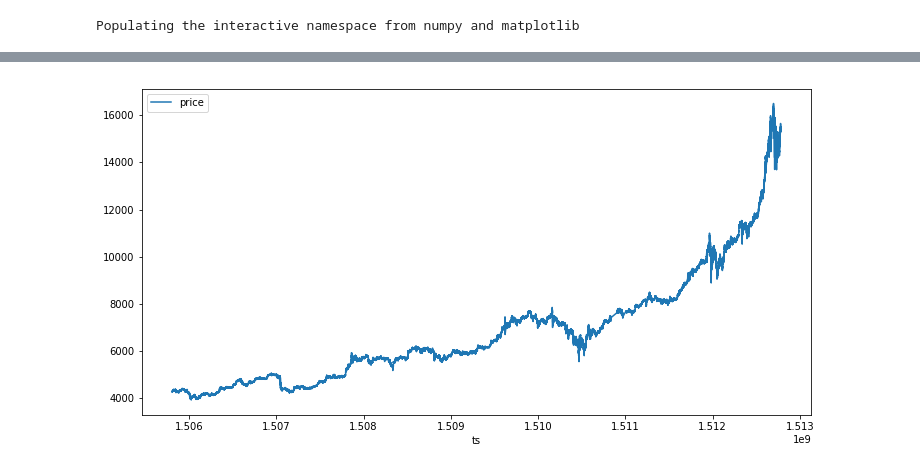
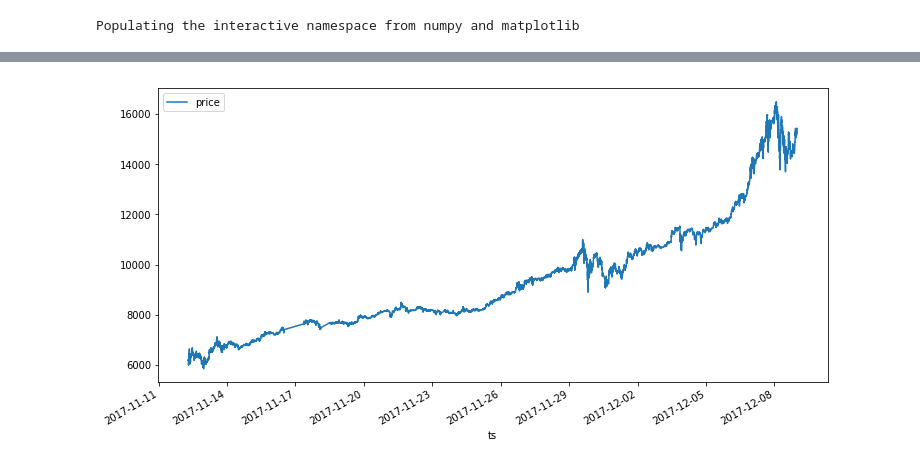
Before and after one commit to olegakbarov/price_predictions, a Jupyter notebook: lin_reg_btc.ipynb, the cells around one changed output, grey strips where cells are left out. Cells and saved outputs as stored; diff of their text form; code cells hidden in the pictures.

```diff
--- a/lin_reg_btc.ipynb
+++ b/lin_reg_btc.ipynb
@@ -6,3 +6,11 @@ from sklearn import linear_model
 %pylab inline
 # %% [output]
 Populating the interactive namespace from numpy and matplotlib
+# %%
+# we take every one of 120 rows from original, and 5000 from this result
+df = pd.read_csv('data.csv', sep=",", names=['ts', 'price', 'hz'], skiprows=lambda x: x % 60 != 0)[10000:]
+df = df.assign(ts=pd.to_datetime(df.ts, unit='s'))
+ax = df.plot(x='ts', y='price', figsize=(12, 6))
+
+# df_trends = pd.read_csv('google.csv', sep=",", names=['date', 'val'])
+# t_plot = df_trends.plot(x='date', y='val', figsize=(12, 6))
@@ -9,5 +19,9 @@ Populating the interactive namespace from numpy and matplotlib
 # %%
-df = pd.read_csv('data.csv', sep=",", names=['ts', 'price', 'hz'])
-ax = df.plot(x='ts', y='price', figsize=(12, 6))
+# training data plot
+test_data_length = 50
+
+train_df = df[:-test_data_length]
+test_df = df[-test_data_length:]
+tx = train_df.plot(x='ts', y='price', figsize=(12, 6))
 # %% [output]
-[figure, old version]
+[figure, new version]
```
Also changed, not shown: parts of 11 cells of this notebook.
